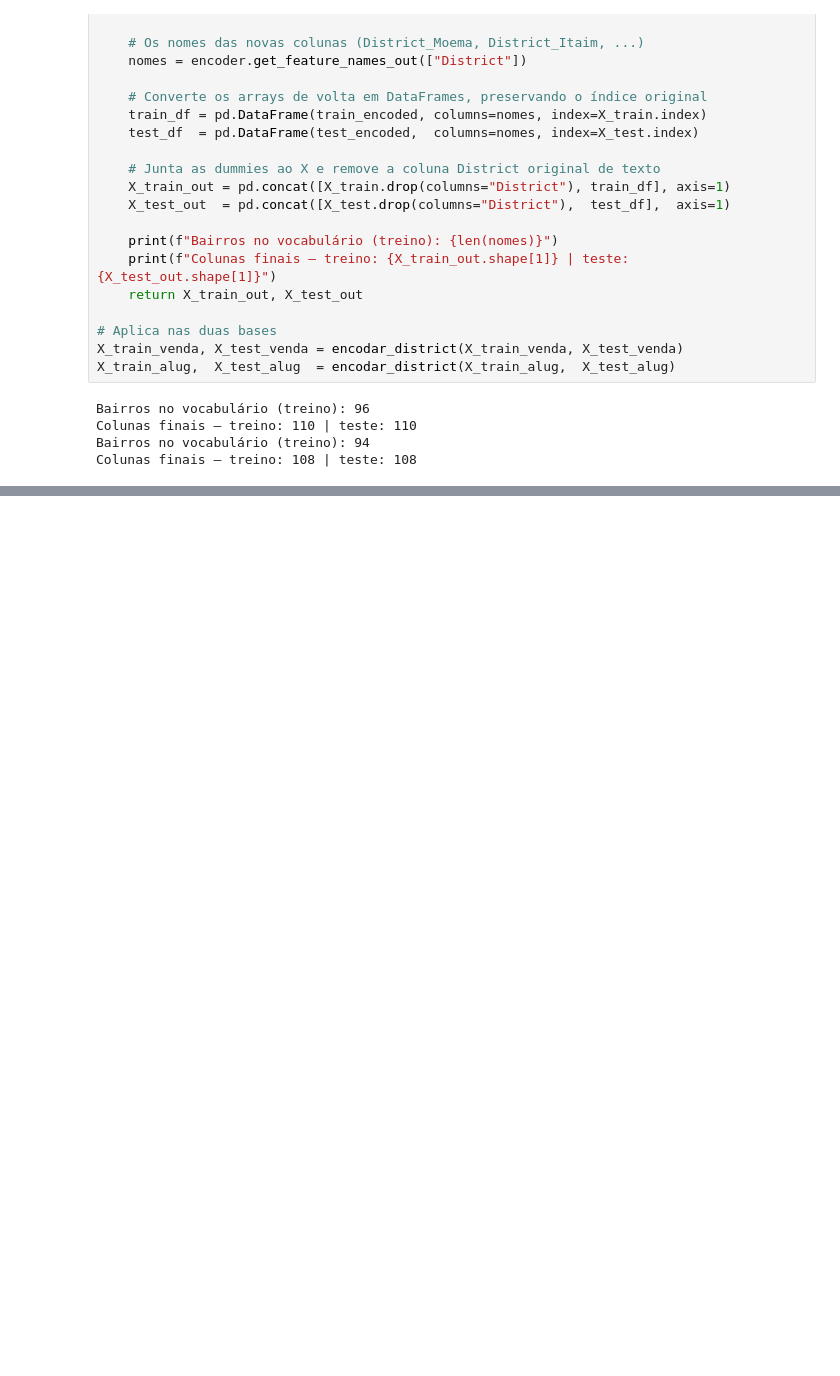
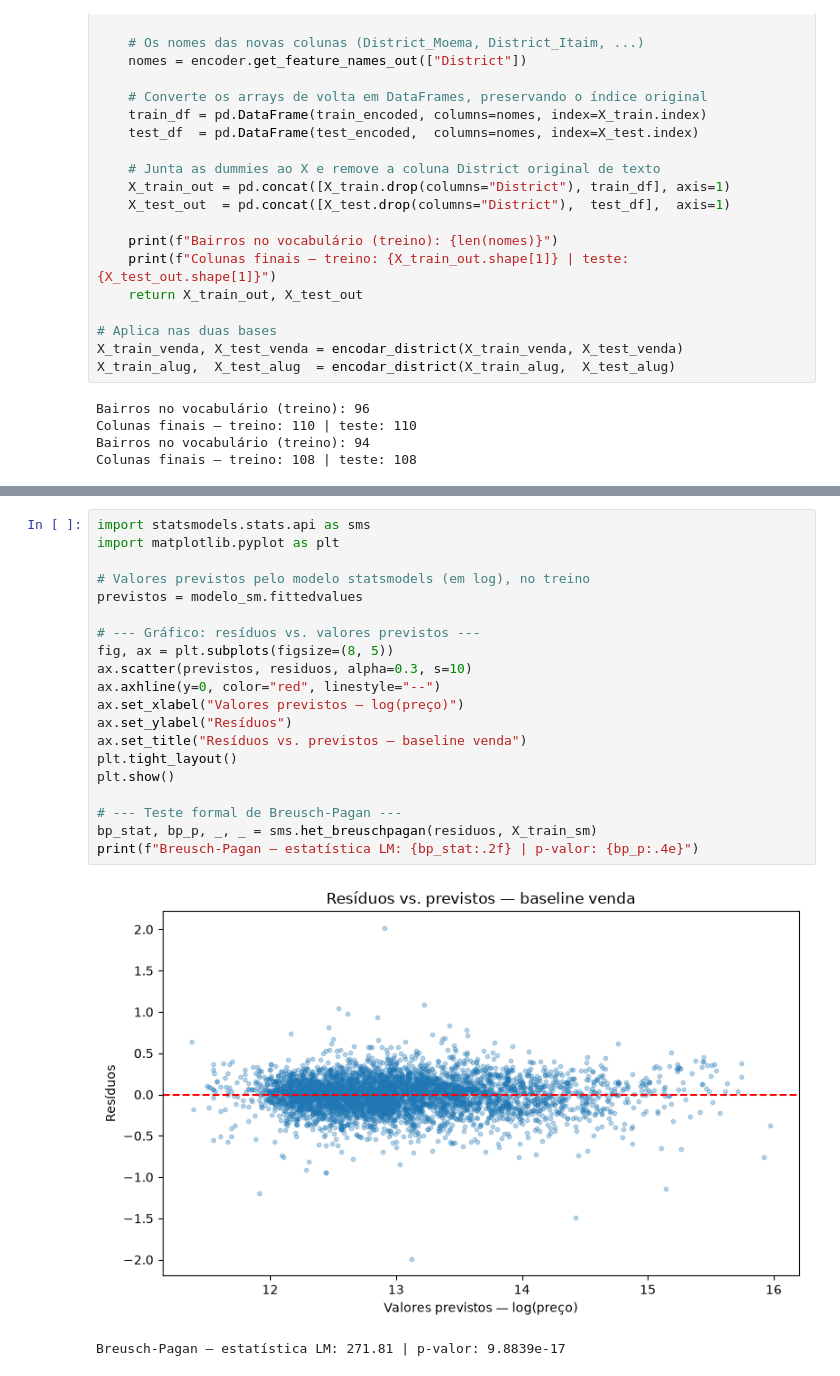
Before and after one commit to lDelmondes/avm-sao-paulo, a Jupyter notebook: 02_preparacao.ipynb, the cells around one changed output, grey strips where cells are left out. Saved outputs shown, nothing was run; the diff lists cells and outputs as text; blank space fills up the shorter version.

```diff
--- a/02_preparacao.ipynb
+++ b/02_preparacao.ipynb
@@ -265,0 +524,23 @@ Alguma coluna de texto? False
+# %%
+import statsmodels.stats.api as sms
+import matplotlib.pyplot as plt
+
+# Valores previstos pelo modelo statsmodels (em log), no treino
+previstos = modelo_sm.fittedvalues
+
+# --- Gráfico: resíduos vs. valores previstos ---
+fig, ax = plt.subplots(figsize=(8, 5))
+ax.scatter(previstos, residuos, alpha=0.3, s=10)
+ax.axhline(y=0, color="red", linestyle="--")
+ax.set_xlabel("Valores previstos — log(preço)")
+ax.set_ylabel("Resíduos")
+ax.set_title("Resíduos vs. previstos — baseline venda")
+plt.tight_layout()
+plt.show()
+
+# --- Teste formal de Breusch-Pagan ---
+bp_stat, bp_p, _, _ = sms.het_breuschpagan(residuos, X_train_sm)
+print(f"Breusch-Pagan — estatística LM: {bp_stat:.2f} | p-valor: {bp_p:.4e}")
+# %% [output]
+[figure, added]
+Breusch-Pagan — estatística LM: 271.81 | p-valor: 9.8839e-17
```
Also changed, not shown: parts of 17 cells of this notebook, 1 other file.
